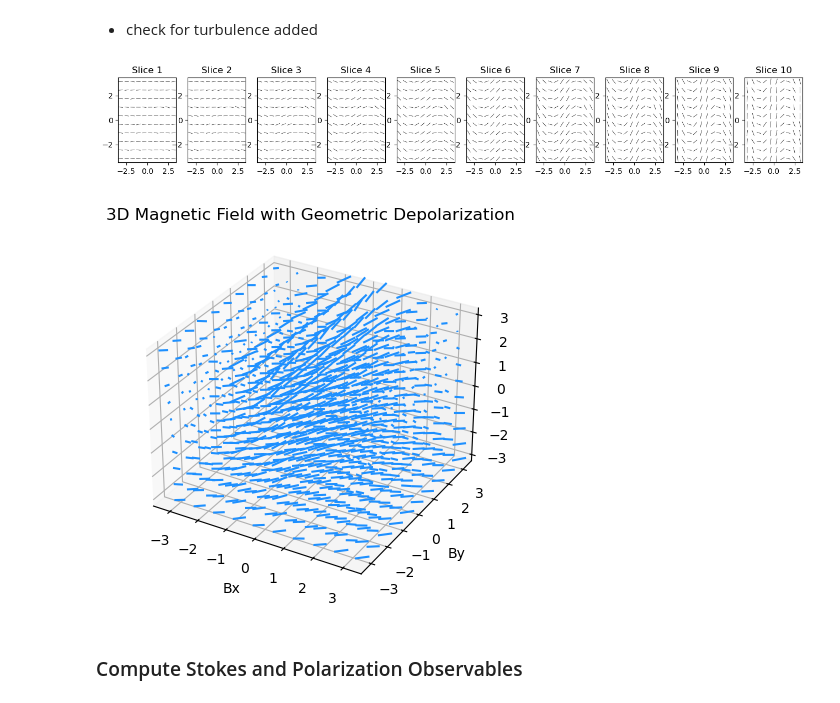
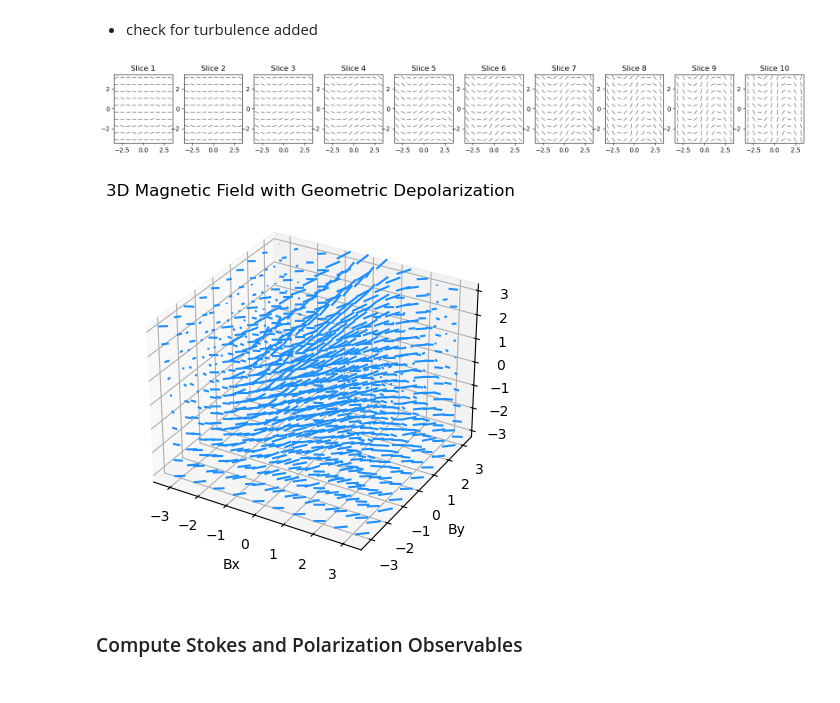
Before and after one commit to skressy/reconstruction, a Jupyter notebook: 25D_zeeman_recon/ism_polarization_toy_model.ipynb, the cells around one changed output. Saved outputs shown, nothing was run; the diff lists cells and outputs as text; code cells hidden in the pictures.

Commit message:
testing depolarization and clean up

```diff
--- a/25D_zeeman_recon/ism_polarization_toy_model.ipynb
+++ b/25D_zeeman_recon/ism_polarization_toy_model.ipynb
@@ -31,7 +31,7 @@ Bz_true = 0.5          # true LOS B-field (arbitrary units, e.g., microgauss) -
 zeeman_noise_sigma = 0.3  # Gaussian noise added to simulated Zeeman "measurement"
 
 # Turbulence along LOS: controls angular perturbations (radians)
-turb_sigma = 0.1       # larger -> stronger angular perturbations -> more depolarization
+turb_sigma = 0.15       # larger -> stronger angular perturbations -> more depolarization
 corr_r = 1        # AR(1) correlation coefficient along the z-axis (0 = white; close to 1 = highly correlated)
 
 # DCF parameters (arbitrary units). For physical units, set rho and sigma_v appropriately.
@@ -108,17 +108,17 @@ Bz = Bz  # LOS field unaffected by angular turbulence
 # %% [markdown]
 - check for turbulence added
 # %%
-fig, ax = plt.subplots(1, g_size, figsize=(16, 2))
+fig, ax = plt.subplots(1, g_size, figsize=(20, 2))
 for i in range(g_size):
     ax[i].quiver(
         X[:,:,i], Y[:,:,i],
         Bx[:,:,i], By[:,:,i],
         pivot='middle', scale=2, scale_units='xy',headaxislength=0,
         headlength=0,headwidth=1
     )
     ax[i].set_title(f"Slice {i+1}")
 # %% [output]
-[figure, old version]
+[figure, new version]
 # %%
 fig = plt.figure()
 ax = fig.add_subplot(111, projection='3d')
@@ -131,7 +131,7 @@ ax.set_zlabel('Bz')
 ax.set_title('3D Magnetic Field with Geometric Depolarization')
 plt.show()
 # %% [output]
-[figure, old version]
+[figure, new version]
 # %% [markdown]
 ### Compute Stokes and Polarization Observables
 # %%
```
Also changed, not shown: parts of 4 cells of this notebook, 10 other files.
